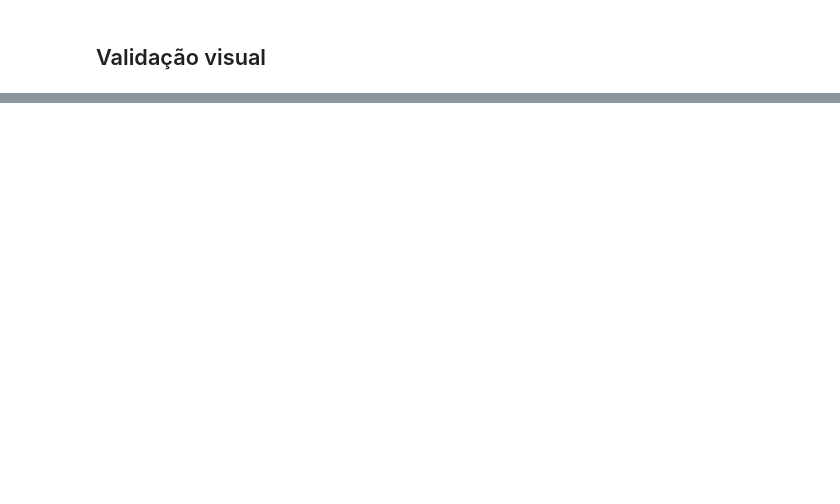
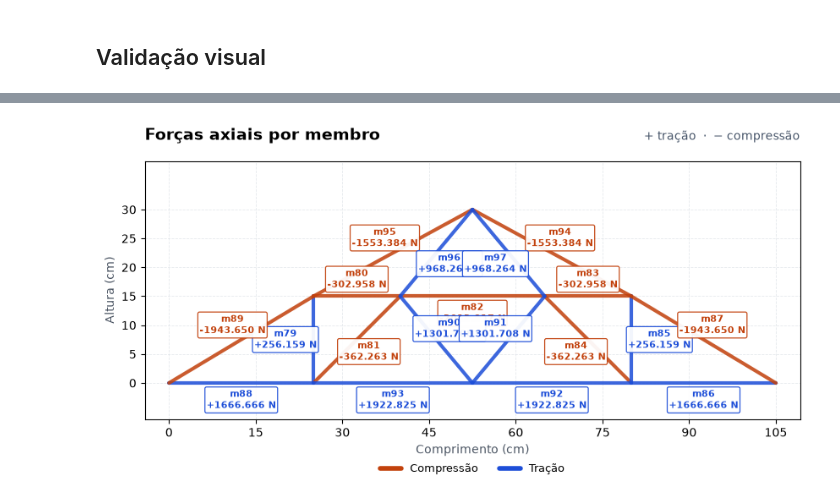
Before and after one commit to aliranTi/ftool-parser-python, a Jupyter notebook: notebook.ipynb, the cells around one changed output, grey strips where cells are left out. Saved outputs shown, nothing was run; the diff lists cells and outputs as text; code cells hidden in the pictures; blank space fills up the shorter version.

```diff
--- a/notebook.ipynb
+++ b/notebook.ipynb
@@ -352,0 +357,22 @@ displacement
+# %%
+axial_figure = plot_axial_forces(
+    models["ponte_3.ftl"],
+    analyses["ponte_3.ftl"],
+    show=False,
+    force_unit="N",
+    length_unit="cm",
+    decimals=3,
+)
+axial_axis = axial_figure.axes[0]
+axial_labels = [
+    text.get_text()
+    for text in axial_axis.texts
+    if text.get_text().startswith("m")
+]
+assert len(axial_axis.lines) == len(models["ponte_3.ftl"].members)
+assert len(axial_labels) == len(models["ponte_3.ftl"].members)
+assert all("N" in label for label in axial_labels)
+assert len(axial_axis.patches) == 0
+_ = axial_figure
+# %% [output]
+[figure, added]
```
Also changed, not shown: parts of 9 cells of this notebook, 9 other files.
